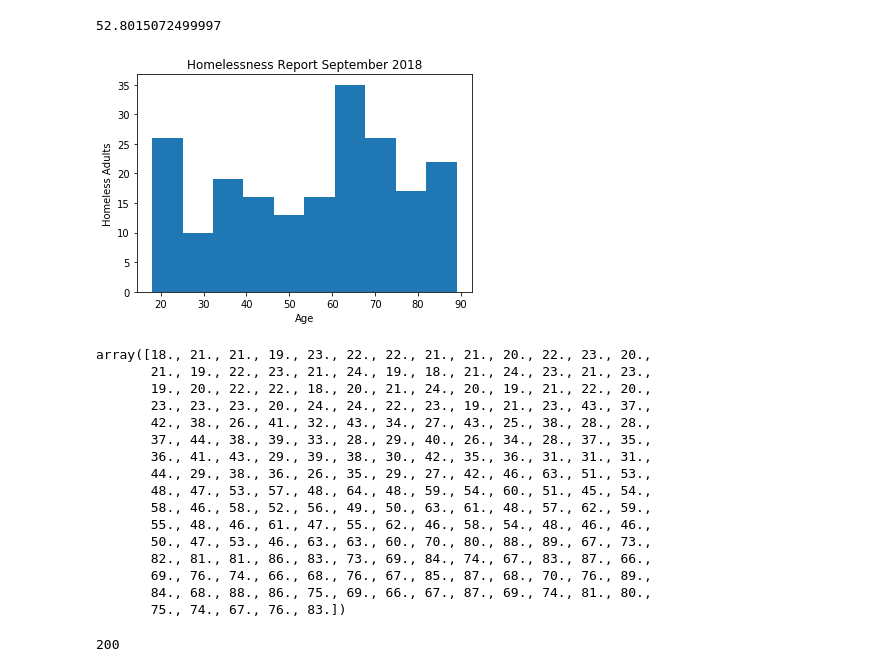
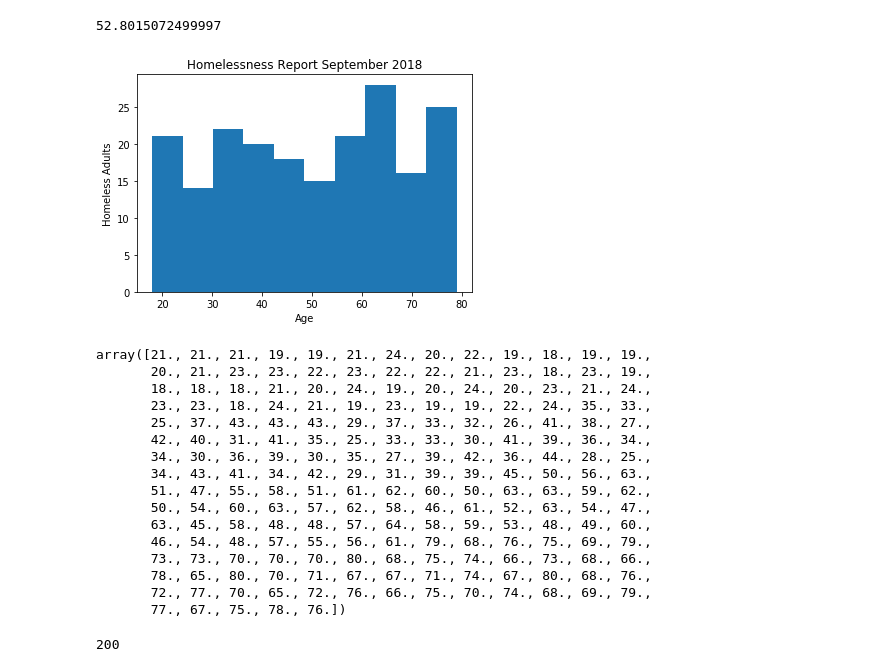
Before and after one commit to MarianneLawless/Programming-DA-Project, a Jupyter notebook: Programming for Data Analysis Project 2018.ipynb, the cells around one changed output. Saved outputs shown, nothing was run; the diff lists cells and outputs as text; code cells hidden in the pictures.

```diff
--- a/Programming for Data Analysis Project 2018.ipynb
+++ b/Programming for Data Analysis Project 2018.ipynb
@@ -211,38 +211,38 @@ np.median(age)
 # %% [output]
 52.8015072499997
 # %%
-x = np.random.randint(18,90,200)
+x = np.random.randint(18,80,200)
 plt.hist(x)
 plt.ylabel('Homeless Adults')
 plt.xlabel('Age')
 plt.title('Homelessness Report September 2018')
 plt.show()
 # %% [output]
-[figure, old version]
+[figure, new version]
 # %%
 GP1 = np.random.uniform(18,24,50)# Group 1 (18-24yrs)
 GP2 = np.random.uniform(25,44,50)# Group 2 (25-44yrs)
 GP3 = np.random.uniform(45,64,50)# Group 3(45-64yrs)
-GP4 = np.random.uniform(65,90,50)# Group 4(65-90yrs)
+GP4 = np.random.uniform(65,80,50)# Group 4(65-90yrs)
 GP = np.concatenate((GP1,GP2,GP3,GP4))
 GP.round()
 # %% [output]
-array([18., 21., 21., 19., 23., 22., 22., 21., 21., 20., 22., 23., 20.,
-       21., 19., 22., 23., 21., 24., 19., 18., 21., 24., 23., 21., 23.,
-       19., 20., 22., 22., 18., 20., 21., 24., 20., 19., 21., 22., 20.,
-       23., 23., 23., 20., 24., 24., 22., 23., 19., 21., 23., 43., 37.,
-       42., 38., 26., 41., 32., 43., 34., 27., 43., 25., 38., 28., 28.,
-       37., 44., 38., 39., 33., 28., 29., 40., 26., 34., 28., 37., 35.,
-       36., 41., 43., 29., 39., 38., 30., 42., 35., 36., 31., 31., 31.,
-       44., 29., 38., 36., 26., 35., 29., 27., 42., 46., 63., 51., 53.,
-       48., 47., 53., 57., 48., 64., 48., 59., 54., 60., 51., 45., 54.,
-       58., 46., 58., 52., 56., 49., 50., 63., 61., 48., 57., 62., 59.,
-       55., 48., 46., 61., 47., 55., 62., 46., 58., 54., 48., 46., 46.,
-       50., 47., 53., 46., 63., 63., 60., 70., 80., 88., 89., 67., 73.,
-       82., 81., 81., 86., 83., 73., 69., 84., 74., 67., 83., 87., 66.,
-       69., 76., 74., 66., 68., 76., 67., 85., 87., 68., 70., 76., 89.,
-       84., 68., 88., 86., 75., 69., 66., 67., 87., 69., 74., 81., 80.,
-       75., 74., 67., 76., 83.])
+array([21., 21., 21., 19., 19., 21., 24., 20., 22., 19., 18., 19., 19.,
+       20., 21., 23., 23., 22., 23., 22., 22., 21., 23., 18., 23., 19.,
+       18., 18., 18., 21., 20., 24., 19., 20., 24., 20., 23., 21., 24.,
+       23., 23., 18., 24., 21., 19., 23., 19., 19., 22., 24., 35., 33.,
+       25., 37., 43., 43., 43., 29., 37., 33., 32., 26., 41., 38., 27.,
+       42., 40., 31., 41., 35., 25., 33., 33., 30., 41., 39., 36., 34.,
+       34., 30., 36., 39., 30., 35., 27., 39., 42., 36., 44., 28., 25.,
+       34., 43., 41., 34., 42., 29., 31., 39., 39., 45., 50., 56., 63.,
+       51., 47., 55., 58., 51., 61., 62., 60., 50., 63., 63., 59., 62.,
+       50., 54., 60., 63., 57., 62., 58., 46., 61., 52., 63., 54., 47.,
+       63., 45., 58., 48., 48., 57., 64., 58., 59., 53., 48., 49., 60.,
+       46., 54., 48., 57., 55., 56., 61., 79., 68., 76., 75., 69., 79.,
+       73., 73., 70., 70., 70., 80., 68., 75., 74., 66., 73., 68., 66.,
+       78., 65., 80., 70., 71., 67., 67., 71., 74., 67., 80., 68., 76.,
+       72., 77., 70., 65., 72., 76., 66., 75., 70., 74., 68., 69., 79.,
+       77., 67., 75., 78., 76.])
 # %%
 len(GP)
 # %% [output]
```
Also changed, not shown: parts of 69 cells of this notebook.
